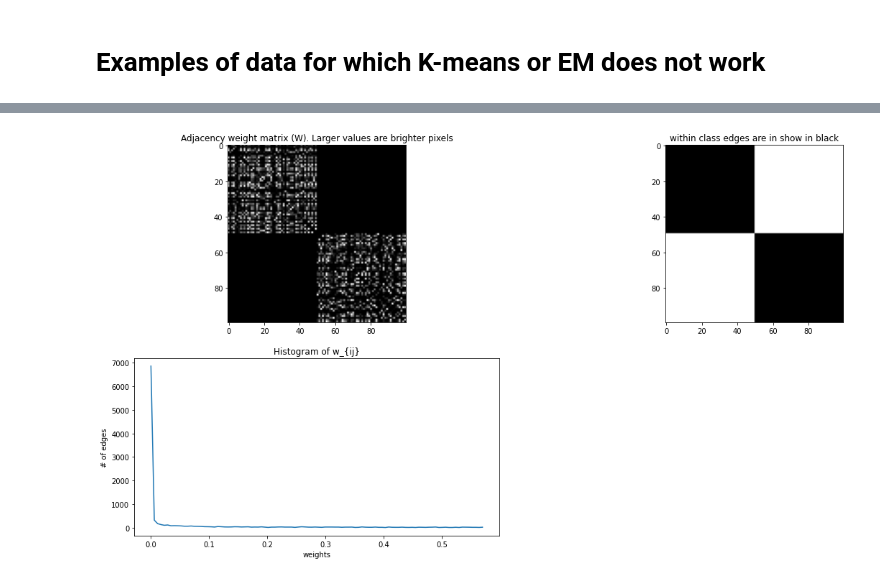
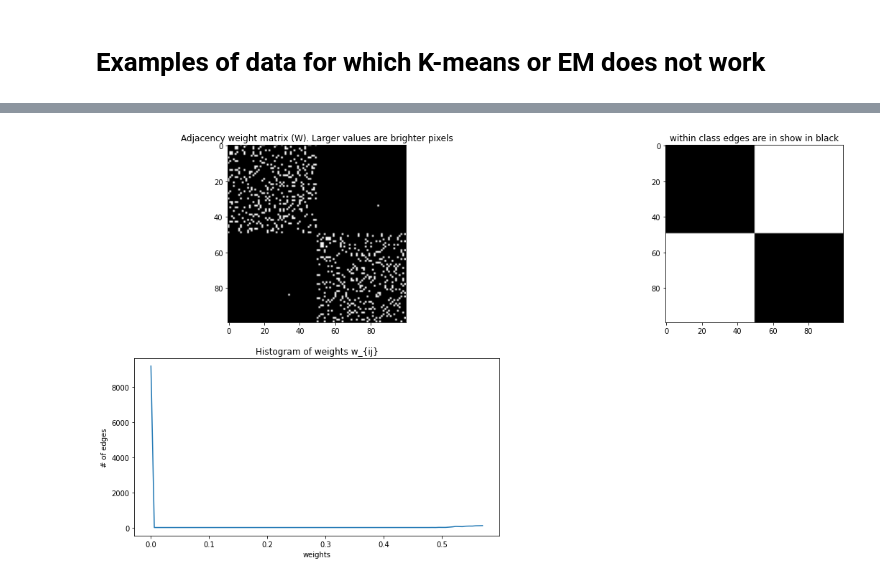
Before and after one commit to rfogarty/Computer-Vision-Course, a Jupyter notebook: Lecture_4_Spectral_Clustering.ipynb, the cells around one changed output, grey strips where cells are left out. Drawn from its saved outputs; the diff is of its cells as text; code cells hidden in the pictures.

```diff
--- a/Lecture_4_Spectral_Clustering.ipynb
+++ b/Lecture_4_Spectral_Clustering.ipynb
@@ -98,5 +98,5 @@ for i in range (BX.shape[0]) :
 # %%
-# try EM on this
+# try EM on this -- using cuda
 def nD_EM_GMM (data, n_classes) :
     # nD GMM  -- we will estimate the gaussian paramters of "data"
     # data is a 2D tensor n_data by n_dim in size. Each row is a data vector.
@@ -108,10 +108,10 @@ def nD_EM_GMM (data, n_classes) :
     data_max, ind = torch.max(data, 0)
     data_min, ind = torch.min(data, 0)
     # mu = torch.zeros(n_classes, n_dim).cuda()
-    # randomly pick n_classes points from the data a initial means
+    # randomly pick n_classes number of points from the data as initial mean estimates
     mu = data [torch.randint(n_data, (n_classes,)), :]
     # n_classes by n_dim tensor -- one mean (rows) for each of the n_classes mixture components (classes).
-    data_var = torch.var(data, 0) # can use variance of data to initialize
+    data_var = torch.var(data, 0)/10 # can use variance of data to initialize
     Sigma = torch.zeros(n_classes, n_dim, n_dim).double().cuda()
     for d in range(n_dim) :
         Sigma[: , d, d] = data_var [d]
@@ -125,11 +125,11 @@ def nD_EM_GMM (data, n_classes) :
         Z = Z/(Z.sum(1)[:,None])  # normalize the Z rows.
         # -- M-step-------------------------
         N = Z.sum(0)
+        mu = (data[:,None,:] * Z[:,:,None]).sum(0)/N[:,None]
         d = data[:, None, :] - mu[None, :,  :]
         d = torch.matmul (d [:,:,:,None], d [:,:,None,:])
         Sigma = Z[:,:, None, None] * d  # performing the product with z_{ik} Sigma is a N by n_classes by n_dim by n_dim tensor
         Sigma = (Sigma.sum(0))/N[:,None,None]
-        mu = (data[:,None,:] * Z[:,:,None]).sum(0)/N[:,None]
         pi = N/N.sum()
         #print("\n mu=", mu.shape, mu, "\n Sigma =", Sigma.shape, Sigma, "\n pi=", pi, "\n data=", data.shape)
     return(Z, mu, Sigma)
@@ -137,7 +137,7 @@ def nD_EM_GMM (data, n_classes) :
 # -- EM on Circles
 Z, mu, Sigma = nD_EM_GMM (torch.from_numpy(CX.copy()).cuda(), 2)
 val, labels = torch.max(Z, 1)
-plt.figure(figsize=(10,5))
+plt.figure(figsize=(20, 5))
 plt.subplot(1,3,1)
 for i in range (CX.shape[0]) :
   plt.plot(CX[i,0], CX[i,1], colors[labels[i]])
@@ -150,7 +150,7 @@ for i in range (MX.shape[0]) :
   plt.plot(MX[i,0], MX[i,1], colors[labels[i]])
 
 # --- EM on Blobs Shape
-Z, mu, Sigma = nD_EM_GMM (torch.from_numpy(BX.copy()).cuda(), 3)
+Z, mu, Sigma = nD_EM_GMM (torch.from_numpy(BX.copy()).cuda(), 2)
 val, labels = torch.max(Z, 1)
 plt.subplot(1,3,3)
 for i in range (BX.shape[0]) :
@@ -180,7 +182,6 @@ These weights can be organized as a $N \times N$ matrix $W$, called the **adjace
 # %%
 # Example of the graph construction
 
-# We will use cuda/GPUs
 import torch
 import numpy as np
 import matplotlib.pyplot as plt
@@ -188,9 +189,9 @@ import matplotlib.pyplot as plt
 # Vary these parameters and conduct an ablation study of the quality of the separation
 batch_size = 100  # batchsize for distance computation. Pairwise distance computation is the most expensive step
 kernel_width = 0.7 # bandwidth of the Gaussian similarity
-k_neighbors = 5  # number of nearest neighbors considered to compute the graph
-data = BX.copy()  # select the dataset to operate on
-data_labels = By.copy() # true labels for the data
+k_neighbors = 10  # number of nearest neighbors considered to compute the graph
+data = MX.copy()  # select the dataset to operate on
+data_labels = My.copy() # true labels for the data
 
 #----------------------Functions used--------------------
 #`squared_distance_batch` contains some broadcast magic that allows us to compute the distance from each point in a batch to all points in the data.
@@ -211,46 +212,49 @@ for i in range(0, N, batch_size):
     s = slice(i, min(N, i + batch_size))
     distance = squared_distance_batch(X, X[s])
     W[:,s] = distance
-
+#--------------------Section 1: k-Nearest Neighbors distances only----------------
 # keep k-nearest neighbors. zero out rest
 sorted, indices = torch.sort(W, dim=1, descending=False)
 for i in range(N) :
     for j in range (k_neighbors , N) :
-        W[i, indices[i, j]] = 0
+        W[i, indices[i, j]] = 9999.0 #large distance
 # Need to keep the weight matrix symmetric, otherwise we essentially have a direct graph and spectral clustering will not work
 W = 0.5*(W+W.transpose(0,1))
 
-for i in range(N) :
-    for j in range(N) :
-        for k in range(N) :
-            w = W[i,k] + W[k,j]
-            if (w < W[i,j]) :
-                W[i,j] = w
-W = gaussian(distance, kernel_width)
+#--------------------Section 2: What is this step doing?----------------
+#for i in range(N) :
+#    for j in range(N) :
+#        for k in range(N) :
+#            w = W[i,k] + W[k,j]
+#            if (w < W[i,j]) :
+#                W[i,j] = w
+#-----------------------------------------------------------
+
+W = gaussian(W, kernel_width)
 
 # Zero out the diagonal. In an application, these could be replaced by confidence
 # values associated with data elements or to express relative importance among
 # data elements.
 torch.diagonal(W).fill_(0)
 
 #---------------------- Main code ends here --------------------
 # Visualize the matrix
 plt.figure(figsize=(20,10))
 A = W.cpu()
 plt.subplot(2,2,1)
 plt.imshow(A, 'gray')
 plt.title('Adjacency weight matrix (W). Larger values are brighter pixels')
 
 plt.subplot(2,2,2)
 plt.imshow(My[:, None] ^ My[:,None].transpose(), 'gray')
 plt.title ('within class edges are in show in black')
 
 plt.subplot(2,2,3)
 W_hist = torch.histc(W, 100).cpu()
 x_hist = torch.linspace(A.min(), A.max(), 100).cpu()
 plt.plot(x_hist, W_hist)
 plt.xlabel('weights')
 plt.ylabel('# of edges')
-plt.title('Histogram of w_{ij}');
+plt.title('Histogram of weights w_{ij}');
 # %% [output]
-[figure, old version]
+[figure, new version]
```
Also changed, not shown: parts of 22 cells of this notebook.
